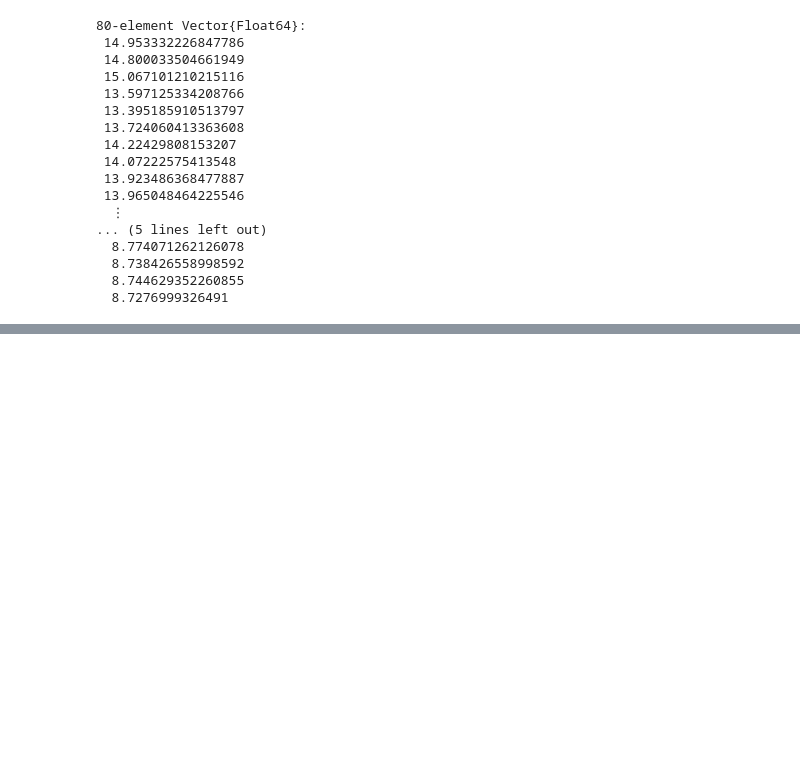
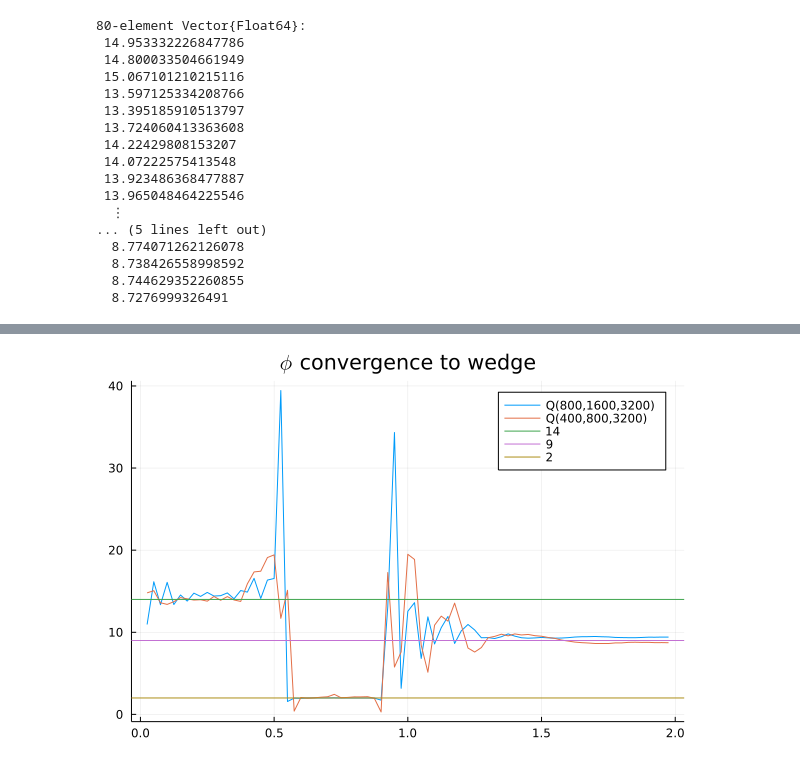
Before and after one commit to reula/Matching, a Jupyter notebook: convergence.ipynb, the cells around one changed output, grey strips where cells are left out. Cells and saved outputs as stored; diff of their text form; code cells hidden in the pictures; blank space fills up the shorter version.

```diff
--- a/convergence.ipynb
+++ b/convergence.ipynb
@@ -176,0 +184,9 @@ Q123 = [sum(abs.(ϕ_R_1[:,i] - ϕ_R_2[:,i]))/sum(abs.(ϕ_R_2[:,i] -ϕ_R_3[:,i]))
+# %%
+s = 80
+plot(t[2:s],Q234[2:s],label="Q(800,1600,3200)",title=L"\phi"*" convergence to wedge")
+plot!(t[2:s],Q123[2:s],label="Q(400,800,3200)")
+hline!([14],label="14")
+hline!([9],label="9")
+hline!([2],label="2")
+# %% [output]
+[figure, added]
```
Also changed, not shown: parts of 17 cells of this notebook, 3 other files.
